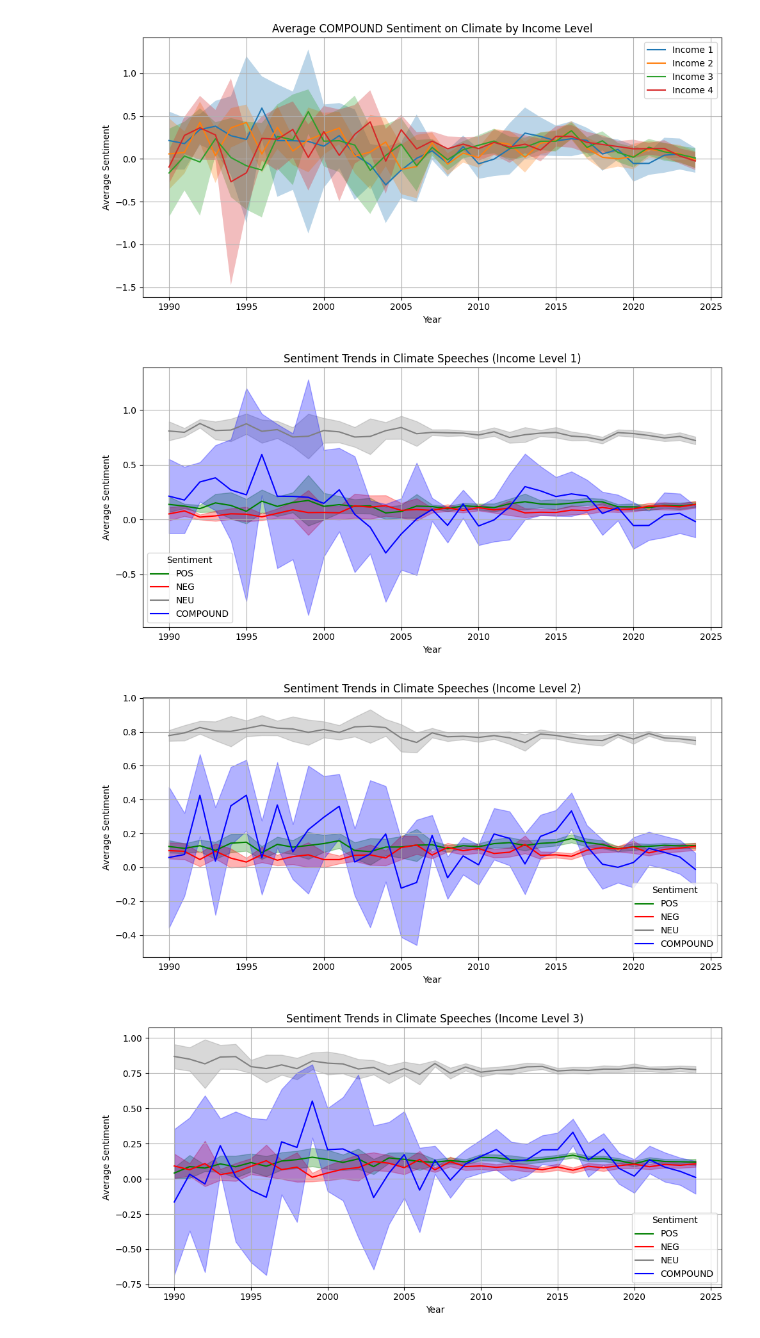
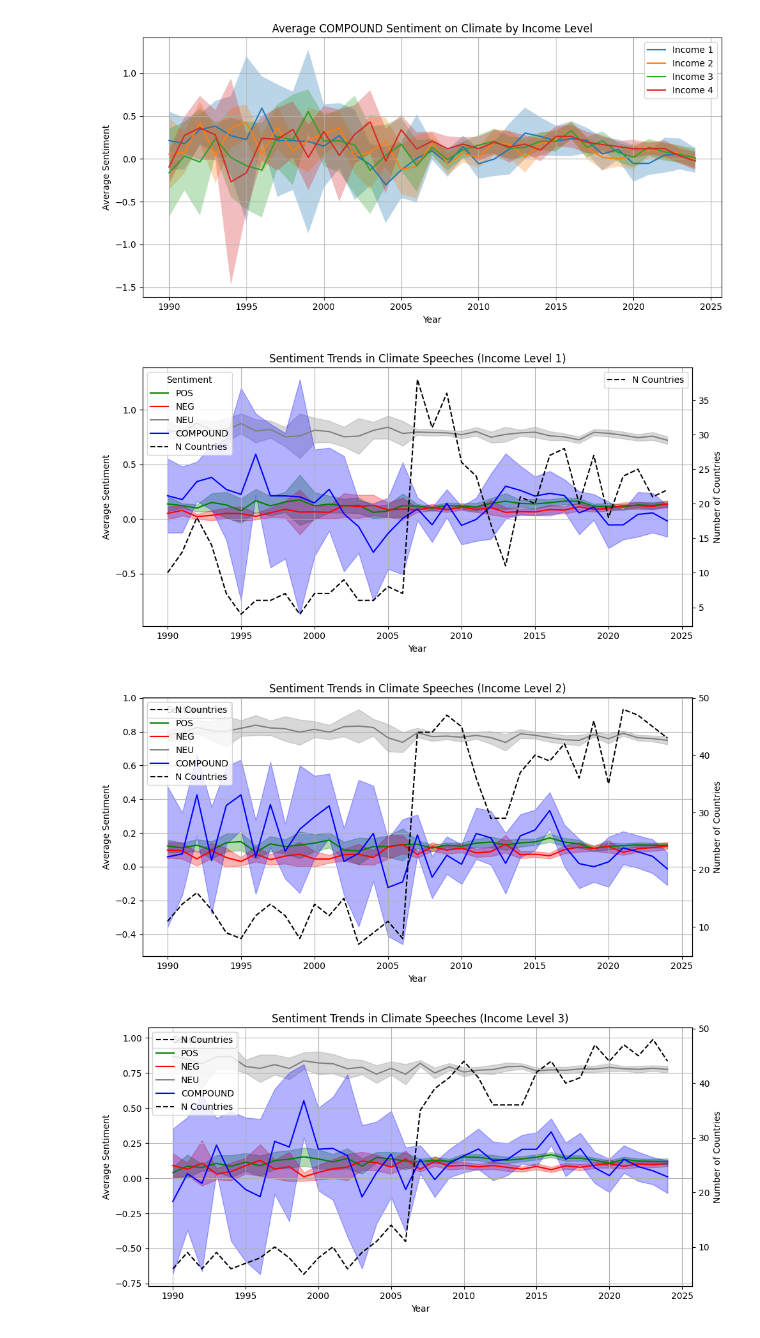
Before and after one commit to AlvaroMillanRuiz/NLP_BDS, a Jupyter notebook: 6. Preprocessing sentiment analysis and embeddings.ipynb, the cells around one changed output. Cells and saved outputs as stored; diff of their text form; code cells hidden in the pictures.

```diff
--- a/6. Preprocessing sentiment analysis and embeddings.ipynb
+++ b/6. Preprocessing sentiment analysis and embeddings.ipynb
@@ -88,19 +88,22 @@ def get_ci_and_average(df, column_name, sentiments=['neg', 'neu', 'pos', 'compou
     for i in range(1, 5):
         print(i)
         final_df = pd.DataFrame()
+        print(f" ------------------------------Income {i} ------------------------------")
+        df_i = full_df[full_df['Income Level'] == i].copy()
 
-
-        print(f" ------------------------------Income {i} ------------------------------")
-        df_i = full_df[full_df['Income Level'] == i]
         print(len(df_i))
         for j in sentiments:
             df_i[f'vader_col_{j}'] = df_i[column_name].apply(get_vader_scores, sentiment = j)
-
-
             # Aggregate sentiment statistics
             df_i[f'vader_avg_{j}'] = df_i[f'vader_col_{j}'].apply(lambda scores: sum(scores)/len(scores) if scores else None)
 
             country_year_avg = df_i.groupby(['Year', 'ISO-Code'])[f'vader_avg_{j}'].mean().reset_index()
+
+            if j == sentiments[0]:
+                country_counts = country_year_avg.groupby('Year')['ISO-Code'].nunique().rename(f'n_countries_{i}')
+                final_df = pd.DataFrame(country_counts)
+
+            # country_counts = country_year_avg.groupby('Year')['ISO-Code'].nunique()
             # Compute mean + 95% CI for each year
             ci_df = country_year_avg.groupby('Year')[f'vader_avg_{j}'].apply(compute_ci).apply(pd.Series)
             ci_df.columns = [f'mean_{j}_{i}', f'lower_{j}_{i}', f'upper_{j}_{i}']
@@ -419,53 +299,73 @@ for sentiment in ['pos', 'neg', 'neu', 'compound']:
     plt.legend()
     plt.grid(True)
     plt.tight_layout()
-    plt.show()
+    plot_path = Path(base_path) / "NLP_BDS" / f"avg_{sentiment.upper()}_by_income_level.png"
+    plt.savefig(plot_path)
 # %% [output]
 [figure]
 [figure]
 [figure]
 [figure]
 # %%
-import matplotlib.pyplot as plt
-import seaborn as sns
-
 sentiments = ['pos', 'neg', 'neu', 'compound']
 colors = {
     'pos': 'green',
     'neg': 'red',
     'neu': 'gray',
     'compound': 'blue'
 }
 
 for inc in range(1, 5):
     df_plot = all_income_df[inc]
 
-    plt.figure(figsize=(10, 5))
+    fig, ax1 = plt.subplots(figsize=(10, 5))  # ⬅️ create figure and main axis (sentiment)
 
     for s in sentiments:
         mean_col = f'mean_{s}_{inc}'
         lower_col = f'lower_{s}_{inc}'
         upper_col = f'upper_{s}_{inc}'
 
         sns.lineplot(
-            x='Year', y=mean_col, data=df_plot, label=s.upper(), color=colors[s]
+            x='Year', y=mean_col, data=df_plot, label=s.upper(), color=colors[s], ax=ax1
         )
-        plt.fill_between(
+        ax1.fill_between(
             df_plot['Year'],
             df_plot[lower_col],
             df_plot[upper_col],
             color=colors[s],
             alpha=0.3
         )
 
-    plt.title(f'Sentiment Trends in Climate Speeches (Income Level {inc})')
-    plt.xlabel('Year')
-    plt.ylabel('Average Sentiment')
-    plt.legend(title='Sentiment')
-    plt.grid(True)
+    # ➕ Secondary axis for number of countries
+    ax2 = ax1.twinx()
+    sns.lineplot(
+        x='Year',
+        y=f'n_countries_{inc}',
+        data=df_plot,
+        color='black',
+        linestyle='--',
+        linewidth=1.5,
+        ax=ax2,
+        label='N Countries'
+    )
+    ax2.set_ylabel('Number of Countries')
+
+    # ✅ Titles, legends, save
+    ax1.set_title(f'Sentiment Trends in Climate Speeches (Income Level {inc})')
+    ax1.set_xlabel('Year')
+    ax1.set_ylabel('Average Sentiment')
+    ax1.grid(True)
+
+    # Handle both legends
+    lines_1, labels_1 = ax1.get_legend_handles_labels()
+    lines_2, labels_2 = ax2.get_legend_handles_labels()
+    ax1.legend(lines_1 + lines_2, labels_1 + labels_2, loc='upper left', title='Sentiment')
+
     plt.tight_layout()
-    plt.show()
+    plot_path = Path(base_path) / "NLP_BDS" / f"avg_sentiments_income_level_{inc}.png"
+    plt.savefig(plot_path)
+    #plt.show()
 # %% [output]
-[figure, old version]
+[figure, new version]
-[figure, old version]
+[figure, new version]
-[figure, old version]
+[figure, new version]
```
Also changed, not shown: parts of 20 cells of this notebook, 18 other files.
